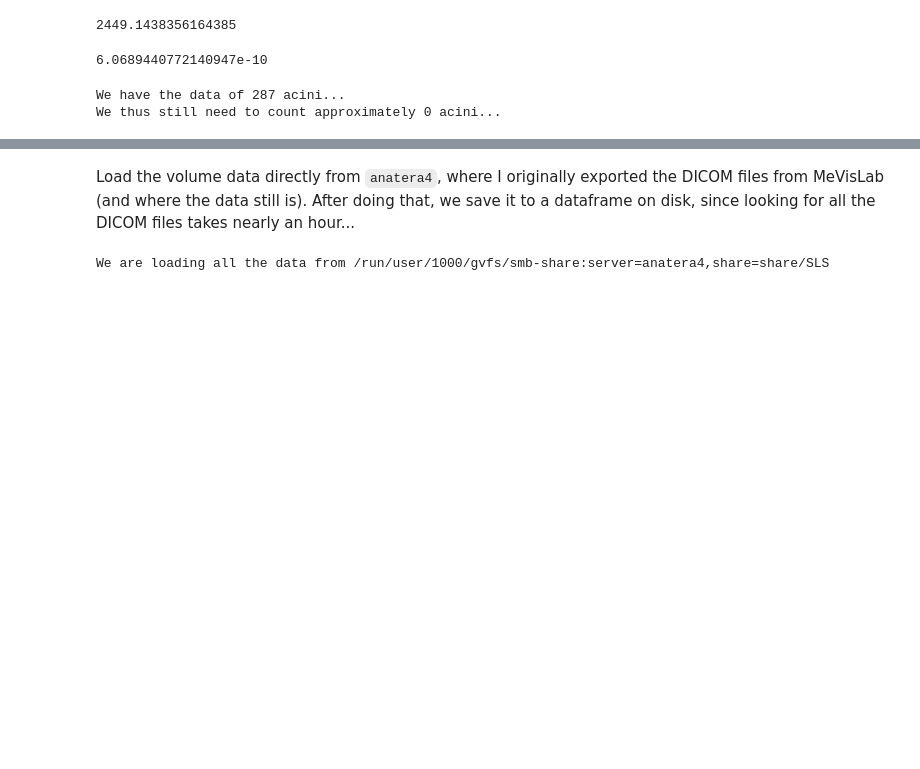
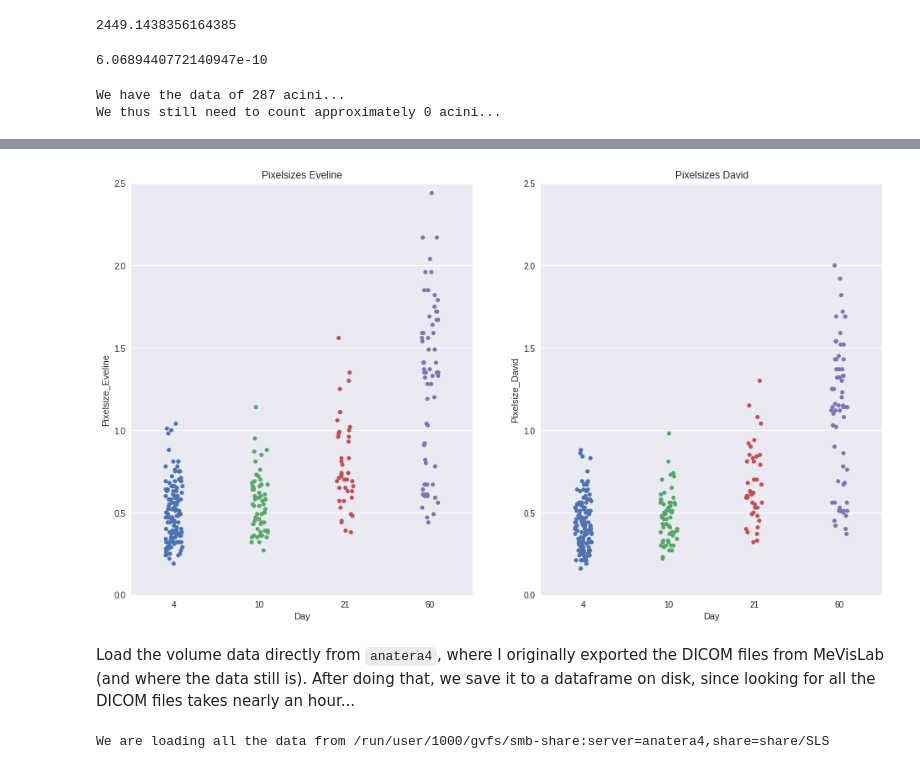
Before and after one commit to habi/acinar-analysis, a Jupyter notebook: Acinar and alveolar number.ipynb, the cells around one changed output, grey strips where cells are left out. Cells and saved outputs as stored; diff of their text form; code cells hidden in the pictures; blank space fills up the shorter version.

```diff
--- a/Acinar and alveolar number.ipynb
+++ b/Acinar and alveolar number.ipynb
@@ -267,6 +266,19 @@ Done.head()
 | 2 | /media/habi/Fast_SSD/Acini/2009f/... | _R108C60Dt-mrg-acinus07_2012-08-1... | 2009f | R108C60Dt-mrg | 60D | 60 | 7 | 738.0 | ... |
 | 3 | /media/habi/Fast_SSD/Acini/2009f/... | _R108C60Dt-mrg-acinus09_2012-08-1... | 2009f | R108C60Dt-mrg | 60D | 60 | 9 | 554.0 | ... |
 | 4 | /media/habi/Fast_SSD/Acini/2009f/... | _R108C60Dt-mrg-acinus10_2012-08-2... | 2009f | R108C60Dt-mrg | 60D | 60 | 10 | 562.0 | ... |
+# %%
+# Compare data
+plt.subplot(121)
+seaborn.stripplot(data=Done, x='Day', y='Pixelsize_Eveline', jitter=True)
+plt.ylim([0, 2.5])
+plt.title('Pixelsizes Eveline')
+plt.subplot(122)
+seaborn.stripplot(data=Done, x='Day', y='Pixelsize_David', jitter=True)
+plt.title('Pixelsizes David')
+plt.ylim([0, 2.5])
+plt.show()
+# %% [output]
+[figure, added]
 # %%
 # Set ourselves a palette, based on the individual unique sample names
 # The dictionary palette setting is based on the comments in https://stackoverflow.com/q/36554075/323100
```
Also changed, not shown: parts of 49 cells of this notebook.
